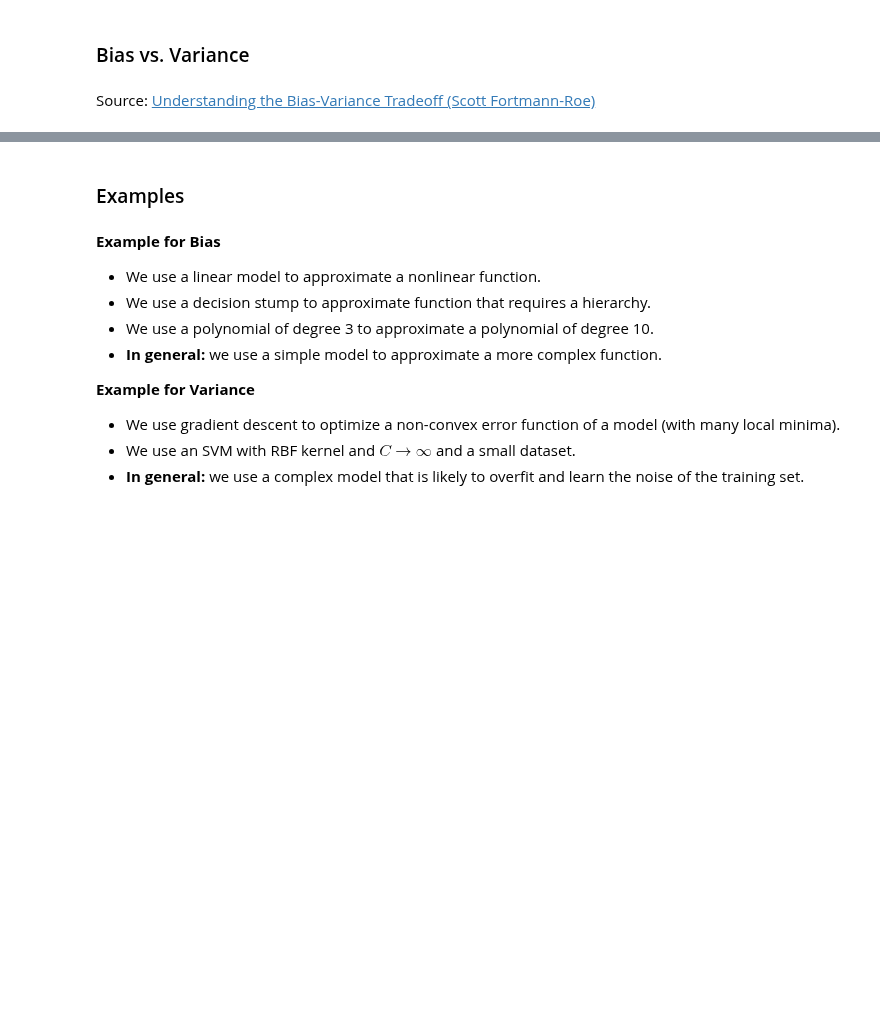
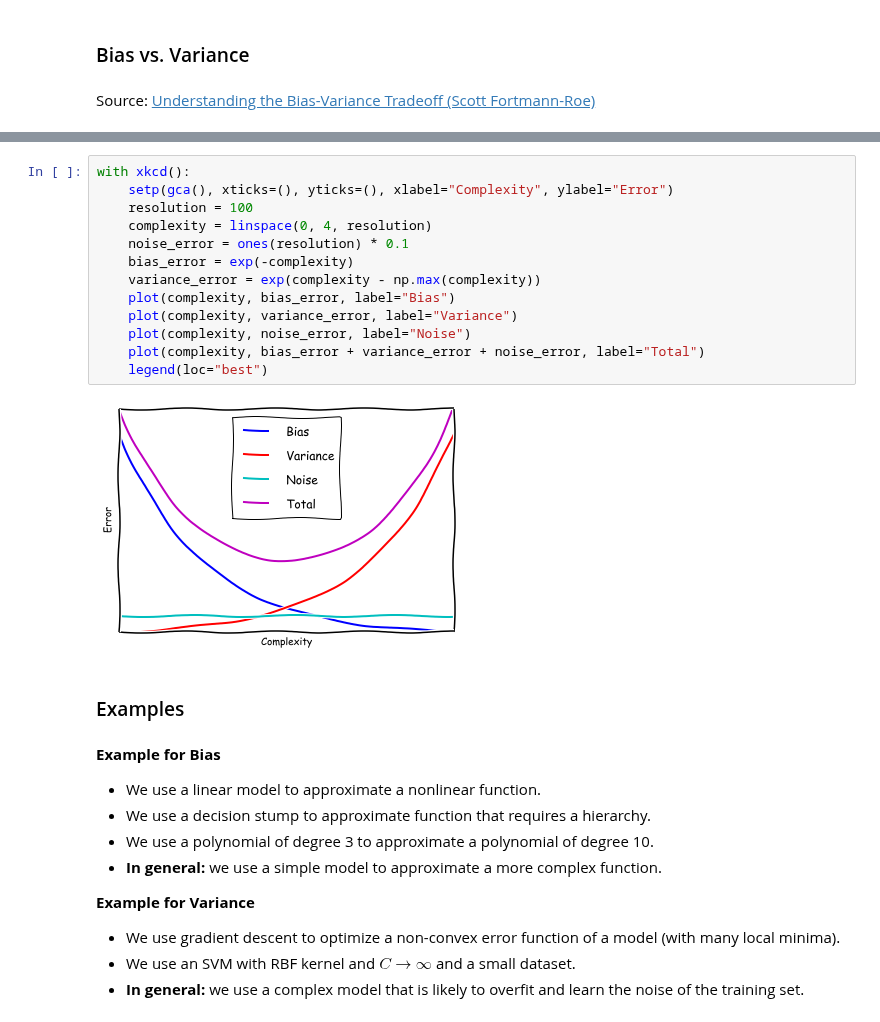
Before and after one commit to AlexanderFabisch/ml_tutorials, a Jupyter notebook: 02_meta_learning.ipynb, the cells around one changed output, grey strips where cells are left out. Saved outputs shown, nothing was run; the diff lists cells and outputs as text; blank space fills up the shorter version.

```diff
--- a/02_meta_learning.ipynb
+++ b/02_meta_learning.ipynb
@@ -66,3 +66,18 @@ scatter((random.rand(10)-0.5)*0.8+0.5, (random.rand(10)-0.5)*0.8+0.5)
+# %%
+with xkcd():
+    setp(gca(), xticks=(), yticks=(), xlabel="Complexity", ylabel="Error")
+    resolution = 100
+    complexity = linspace(0, 4, resolution)
+    noise_error = ones(resolution) * 0.1
+    bias_error = exp(-complexity)
+    variance_error = exp(complexity - np.max(complexity))
+    plot(complexity, bias_error, label="Bias")
+    plot(complexity, variance_error, label="Variance")
+    plot(complexity, noise_error, label="Noise")
+    plot(complexity, bias_error + variance_error + noise_error, label="Total")
+    legend(loc="best")
+# %% [output]
+[figure, added]
 # %% [markdown]
 ### Examples
 # %% [markdown]
```
Also changed, not shown: parts of 5 cells of this notebook.
